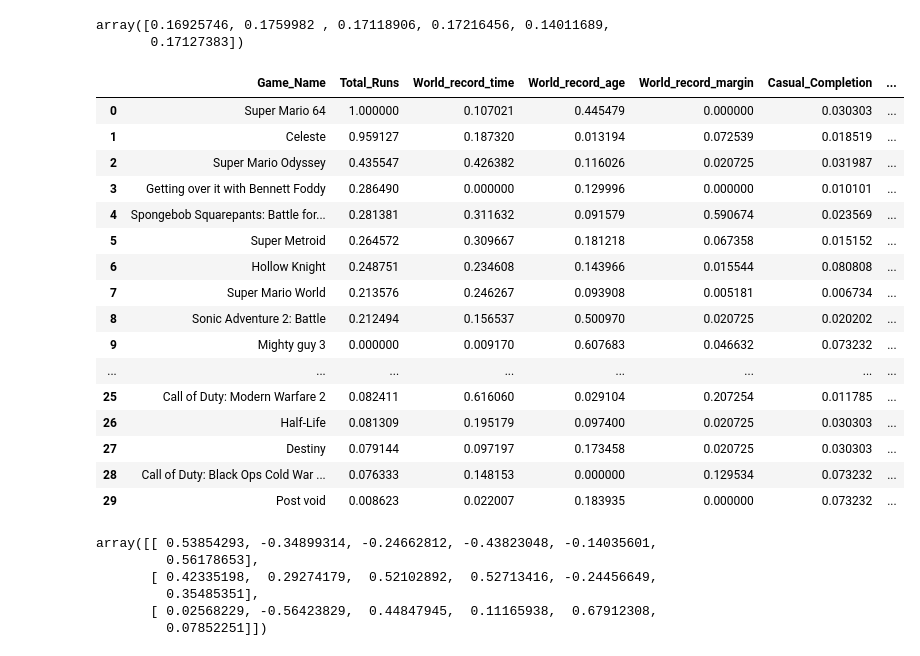
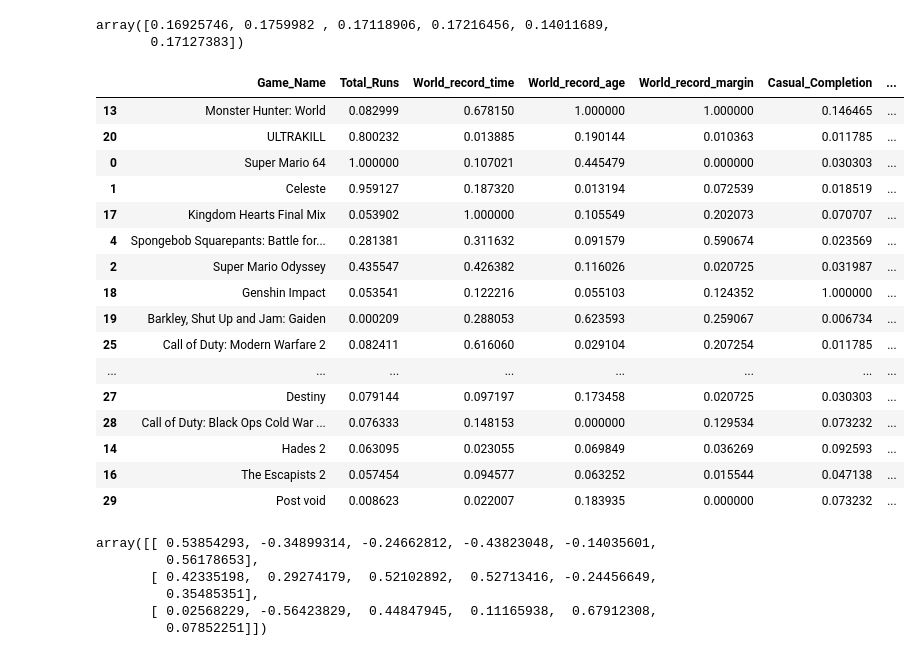
Before and after one commit to Jamie-Lawlor/Road_to_world_record_composite_index, a Jupyter notebook: Road_to_world_record.ipynb, the cells around one changed output. Cells and saved outputs as stored; diff of their text form; code cells hidden in the pictures.

```diff
--- a/Road_to_world_record.ipynb
+++ b/Road_to_world_record.ipynb
@@ -488,31 +488,31 @@ array([0.16925746, 0.1759982 , 0.17118906, 0.17216456, 0.14011689,
 # %%
 data["Composite_Index"]= (
     (data["Total_Runs"]*combined_weights[0])+
     (data["World_record_time"]*combined_weights[1])+
     (data["World_record_age"]*combined_weights[2])+
     (data["World_record_margin"]*combined_weights[3])+
     (data["Casual_Completion"]*combined_weights[4])+
     (data["Active_Runners"]*combined_weights[5])
-    )
+    )*100
 
-data.head(30)
+data.head(30).sort_values(by=["Composite_Index"], ascending=False)
 # %% [output]
 |  | Game_Name | Total_Runs | World_record_time | World_record_age | World_record_margin | Casual_Completion | ... |
+| 13 | Monster Hunter: World | 0.082999 | 0.678150 | 1.000000 | 1.000000 | 0.146465 | ... |
+| 20 | ULTRAKILL | 0.800232 | 0.013885 | 0.190144 | 0.010363 | 0.011785 | ... |
 | 0 | Super Mario 64 | 1.000000 | 0.107021 | 0.445479 | 0.000000 | 0.030303 | ... |
 | 1 | Celeste | 0.959127 | 0.187320 | 0.013194 | 0.072539 | 0.018519 | ... |
+| 17 | Kingdom Hearts Final Mix | 0.053902 | 1.000000 | 0.105549 | 0.202073 | 0.070707 | ... |
+| 4 | Spongebob Squarepants: Battle for... | 0.281381 | 0.311632 | 0.091579 | 0.590674 | 0.023569 | ... |
 | 2 | Super Mario Odyssey | 0.435547 | 0.426382 | 0.116026 | 0.020725 | 0.031987 | ... |
-| 3 | Getting over it with Bennett Foddy | 0.286490 | 0.000000 | 0.129996 | 0.000000 | 0.010101 | ... |
-| 4 | Spongebob Squarepants: Battle for... | 0.281381 | 0.311632 | 0.091579 | 0.590674 | 0.023569 | ... |
-| 5 | Super Metroid | 0.264572 | 0.309667 | 0.181218 | 0.067358 | 0.015152 | ... |
-| 6 | Hollow Knight | 0.248751 | 0.234608 | 0.143966 | 0.015544 | 0.080808 | ... |
-| 7 | Super Mario World | 0.213576 | 0.246267 | 0.093908 | 0.005181 | 0.006734 | ... |
-| 8 | Sonic Adventure 2: Battle | 0.212494 | 0.156537 | 0.500970 | 0.020725 | 0.020202 | ... |
-| 9 | Mighty guy 3 | 0.000000 | 0.009170 | 0.607683 | 0.046632 | 0.073232 | ... |
+| 18 | Genshin Impact | 0.053541 | 0.122216 | 0.055103 | 0.124352 | 1.000000 | ... |
+| 19 | Barkley, Shut Up and Jam: Gaiden | 0.000209 | 0.288053 | 0.623593 | 0.259067 | 0.006734 | ... |
+| 25 | Call of Duty: Modern Warfare 2 | 0.082411 | 0.616060 | 0.029104 | 0.207254 | 0.011785 | ... |
 | ... | ... | ... | ... | ... | ... | ... | ... |
-| 25 | Call of Duty: Modern Warfare 2 | 0.082411 | 0.616060 | 0.029104 | 0.207254 | 0.011785 | ... |
-| 26 | Half-Life | 0.081309 | 0.195179 | 0.097400 | 0.020725 | 0.030303 | ... |
 | 27 | Destiny | 0.079144 | 0.097197 | 0.173458 | 0.020725 | 0.030303 | ... |
 | 28 | Call of Duty: Black Ops Cold War ... | 0.076333 | 0.148153 | 0.000000 | 0.129534 | 0.073232 | ... |
+| 14 | Hades 2 | 0.063095 | 0.023055 | 0.069849 | 0.036269 | 0.092593 | ... |
+| 16 | The Escapists 2 | 0.057454 | 0.094577 | 0.063252 | 0.015544 | 0.047138 | ... |
 | 29 | Post void | 0.008623 | 0.022007 | 0.183935 | 0.000000 | 0.073232 | ... |
 # %%
 pca.components_
```
Also changed, not shown: parts of 1 cell of this notebook, 1 other file.
